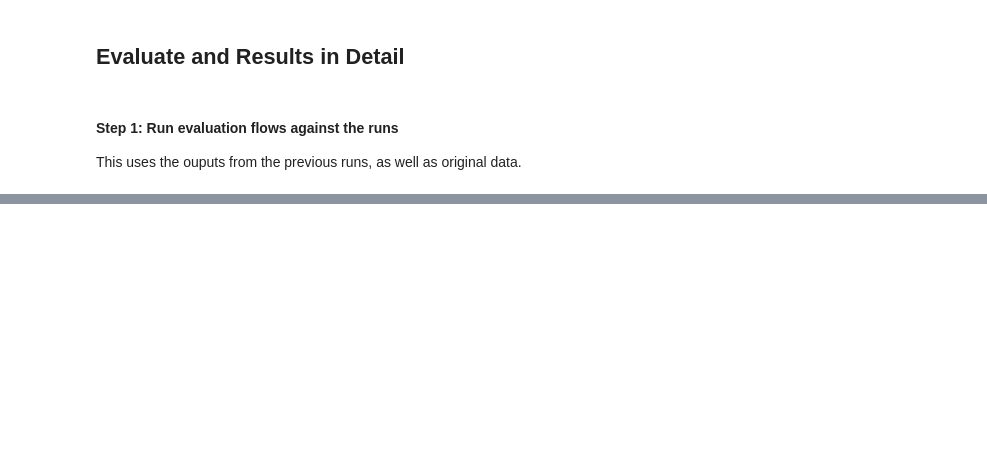
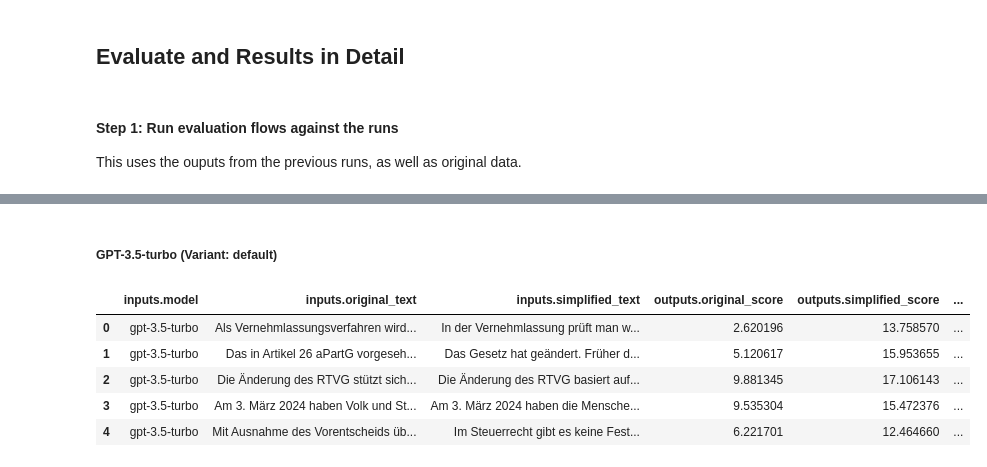
Before and after one commit to machinelearningZH/simply-simplify-language, a Jupyter notebook: promptflow/notebooks/evaluate_flows.ipynb, the cells around one changed output, grey strips where cells are left out. Cells and saved outputs as stored; diff of their text form; code cells hidden in the pictures; blank space fills up the shorter version.

```diff
--- a/promptflow/notebooks/evaluate_flows.ipynb
+++ b/promptflow/notebooks/evaluate_flows.ipynb
@@ -258,0 +285,11 @@ display(eval_gpt4o["details"][["inputs.model", "inputs.original_text", "inputs.s
+# %% [markdown]
+##### GPT-3.5-turbo (Variant: default)
+# %%
+eval_gpt35turbo["details"].drop(columns_to_drop, axis=1).head(5)
+# %% [output]
+|  | inputs.model | inputs.original_text | inputs.simplified_text | outputs.original_score | outputs.simplified_score | ... |
+| 0 | gpt-3.5-turbo | Als Vernehmlassungsverfahren wird... | In der Vernehmlassung prüft man w... | 2.620196 | 13.758570 | ... |
+| 1 | gpt-3.5-turbo | Das in Artikel 26 aPartG vorgeseh... | Das Gesetz hat geändert. Früher d... | 5.120617 | 15.953655 | ... |
+| 2 | gpt-3.5-turbo | Die Änderung des RTVG stützt sich... | Die Änderung des RTVG basiert auf... | 9.881345 | 17.106143 | ... |
+| 3 | gpt-3.5-turbo | Am 3. März 2024 haben Volk und St... | Am 3. März 2024 haben die Mensche... | 9.535304 | 15.472376 | ... |
+| 4 | gpt-3.5-turbo | Mit Ausnahme des Vorentscheids üb... | Im Steuerrecht gibt es keine Fest... | 6.221701 | 12.464660 | ... |
```
Also changed, not shown: parts of 34 cells of this notebook, 19 other files.
